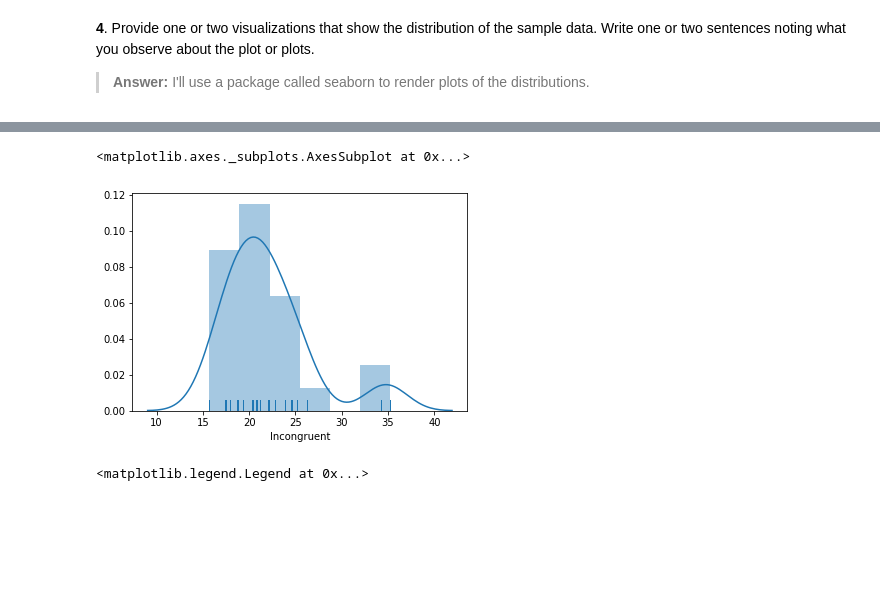
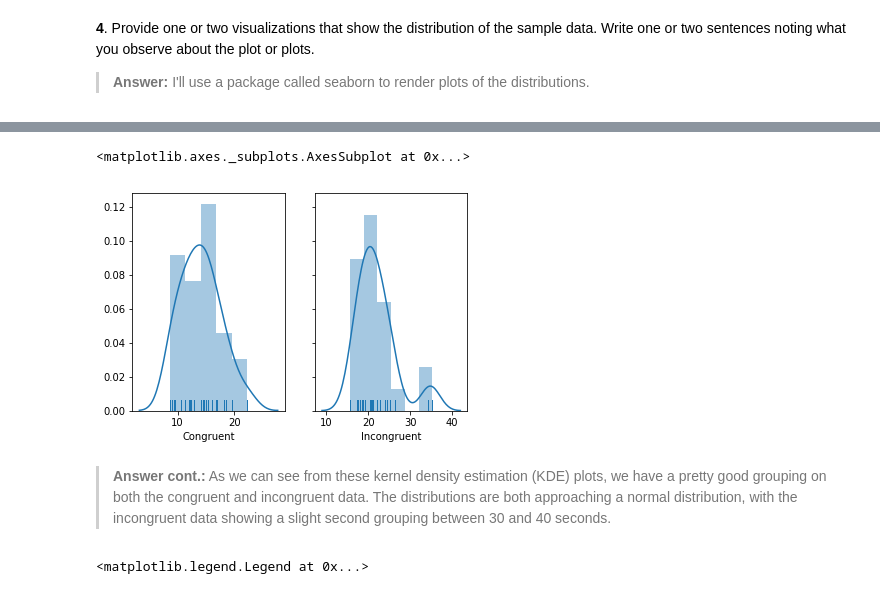
Before and after one commit to mdamavandi/test_a_perceptual_phenomenon, a Jupyter notebook: Test a Perceptual Phenomenon - Stroop Effect.ipynb, the cells around one changed output, grey strips where cells are left out. Saved outputs shown, nothing was run; the diff lists cells and outputs as text; code cells hidden in the pictures; blank space fills up the shorter version.

```diff
--- a/Test a Perceptual Phenomenon - Stroop Effect.ipynb
+++ b/Test a Perceptual Phenomenon - Stroop Effect.ipynb
@@ -47,8 +43,12 @@ sns.distplot(stroop['Congruent'], rug=True)
-# %%
-sns.distplot(stroop['Incongruent'], rug=True)
-# %% [output]
-<matplotlib.axes._subplots.AxesSubplot at 0x...>
-[figure, removed]
+# %%
+fig, (ax1, ax2) = plt.subplots(ncols=2, sharey=True)
+sns.distplot(stroop['Congruent'], rug=True, ax=ax1)
+sns.distplot(stroop['Incongruent'], rug=True, ax=ax2)
+# %% [output]
+<matplotlib.axes._subplots.AxesSubplot at 0x...>
+[figure, added]
+# %% [markdown]
+> **Answer cont.:** As we can see from these kernel density estimation (KDE) plots, we have a pretty good grouping on both the congruent and incongruent data. The distributions are both approaching a normal distribution, with the incongruent data showing a slight second grouping between 30 and 40 seconds.
 # %%
 sns.kdeplot(stroop['Congruent'])
 sns.kdeplot(stroop['Incongruent'])
```
Also changed, not shown: parts of 14 cells of this notebook.
